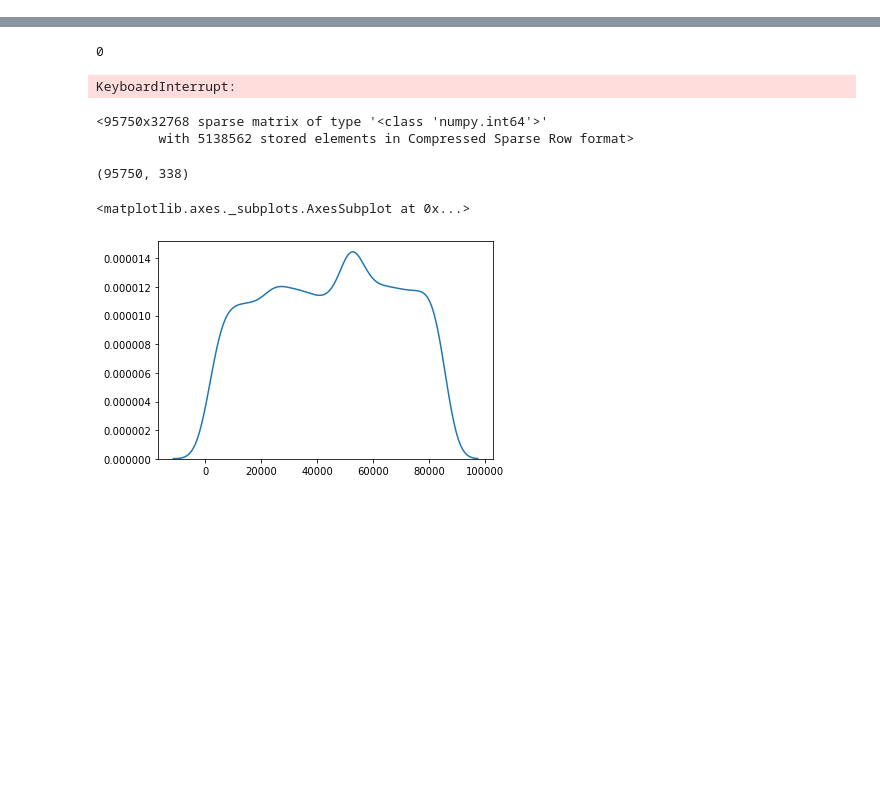
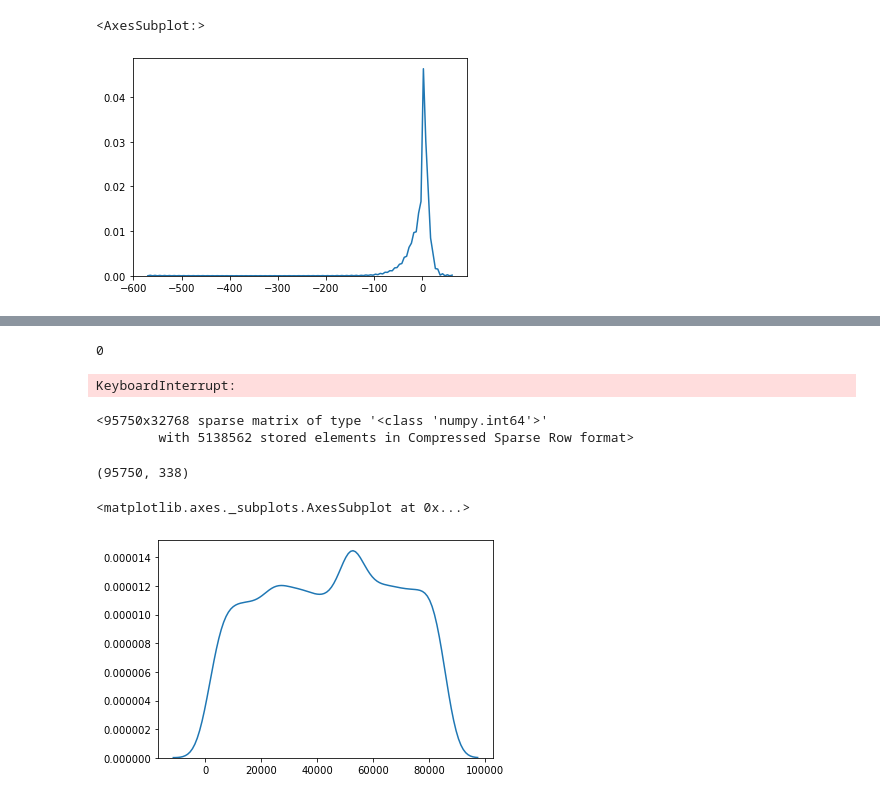
Before and after one commit to ljmartin/molrec, a Jupyter notebook: 2_hyperparameter_optimization/code scrapbook.ipynb, the cells around one changed output, grey strips where cells are left out. Saved outputs shown, nothing was run; the diff lists cells and outputs as text; code cells hidden in the pictures; blank space fills up the shorter version.

```diff
--- a/2_hyperparameter_optimization/code scrapbook.ipynb
+++ b/2_hyperparameter_optimization/code scrapbook.ipynb
@@ -19,0 +141,2 @@ import skopt
+# %%
+sea = SEA(interaction_matrix, fps)
@@ -19,0 +206,5 @@ import skopt
+# %%
+kdeplot(sea.pz.flatten())
+# %% [output]
+<AxesSubplot:>
+[figure, added]
```
Also changed, not shown: parts of 17 cells of this notebook, 28 other files.
